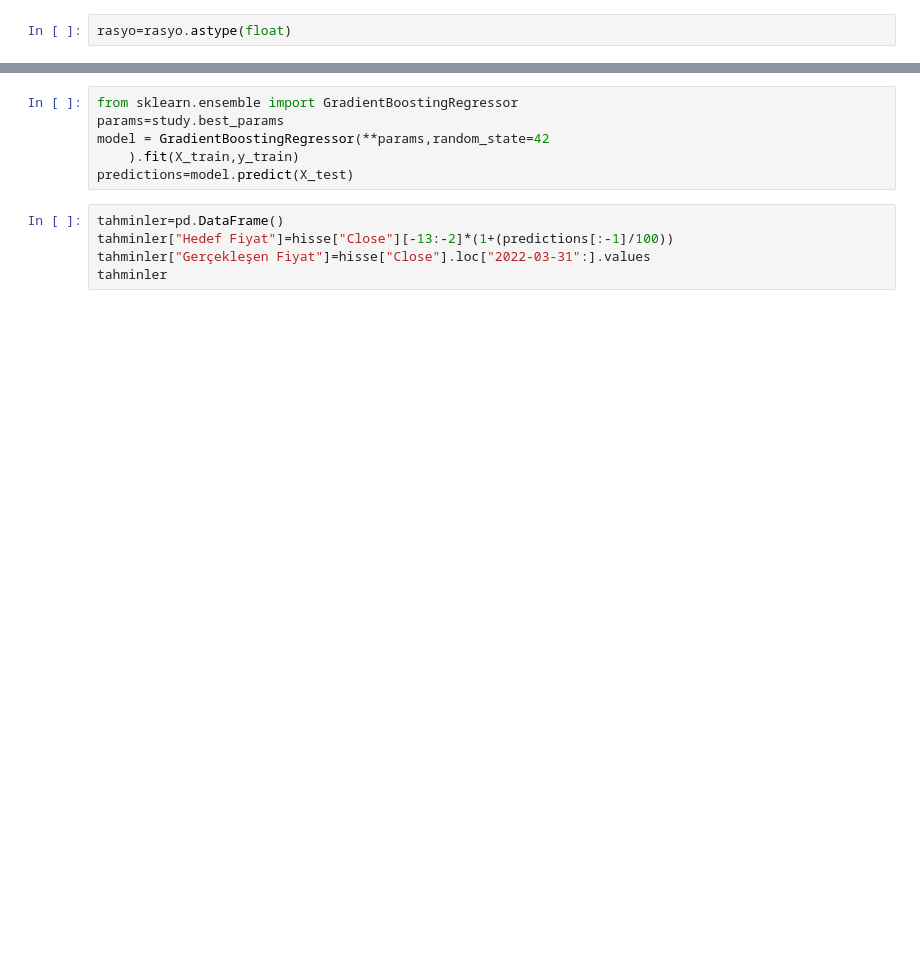
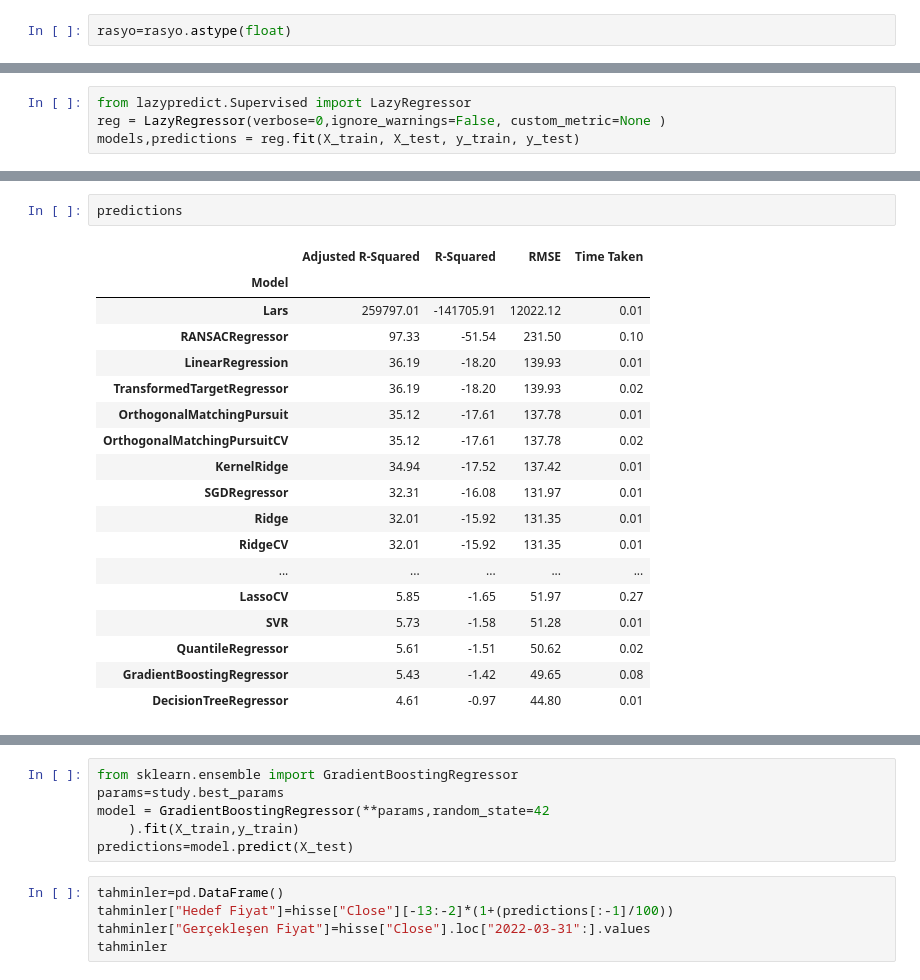
Before and after one commit to kaboya19/BilancoDegerleme, a Jupyter notebook: bilanco.ipynb, the cells around one changed output, grey strips where cells are left out. Drawn from its saved outputs; the diff is of its cells as text; blank space fills up the shorter version.

```diff
--- a/bilanco.ipynb
+++ b/bilanco.ipynb
@@ -134,2 +136,6 @@ rasyo_scaled
 X_train, y_train = X[:-12], y[:-12]
 X_test, y_test = X[-12:], y[-12:]
+# %%
+from lazypredict.Supervised import LazyRegressor
+reg = LazyRegressor(verbose=0,ignore_warnings=False, custom_metric=None )
+models,predictions = reg.fit(X_train, X_test, y_train, y_test)
@@ -136,2 +164,23 @@ X_test, y_test = X[-12:], y[-12:]
+# %%
+predictions
+# %% [output]
+|  | Adjusted R-Squared | R-Squared | RMSE | Time Taken |
+| Model |  |  |  |  |
+| Lars | 259797.01 | -141705.91 | 12022.12 | 0.01 |
+| RANSACRegressor | 97.33 | -51.54 | 231.50 | 0.10 |
+| LinearRegression | 36.19 | -18.20 | 139.93 | 0.01 |
+| TransformedTargetRegressor | 36.19 | -18.20 | 139.93 | 0.02 |
+| OrthogonalMatchingPursuit | 35.12 | -17.61 | 137.78 | 0.01 |
+| OrthogonalMatchingPursuitCV | 35.12 | -17.61 | 137.78 | 0.02 |
+| KernelRidge | 34.94 | -17.52 | 137.42 | 0.01 |
+| SGDRegressor | 32.31 | -16.08 | 131.97 | 0.01 |
+| Ridge | 32.01 | -15.92 | 131.35 | 0.01 |
+| RidgeCV | 32.01 | -15.92 | 131.35 | 0.01 |
+| ... | ... | ... | ... | ... |
+| LassoCV | 5.85 | -1.65 | 51.97 | 0.27 |
+| SVR | 5.73 | -1.58 | 51.28 | 0.01 |
+| QuantileRegressor | 5.61 | -1.51 | 50.62 | 0.02 |
+| GradientBoostingRegressor | 5.43 | -1.42 | 49.65 | 0.08 |
+| DecisionTreeRegressor | 4.61 | -0.97 | 44.80 | 0.01 |
 # %%
 import optuna
```
Also changed, not shown: parts of 10 cells of this notebook.
